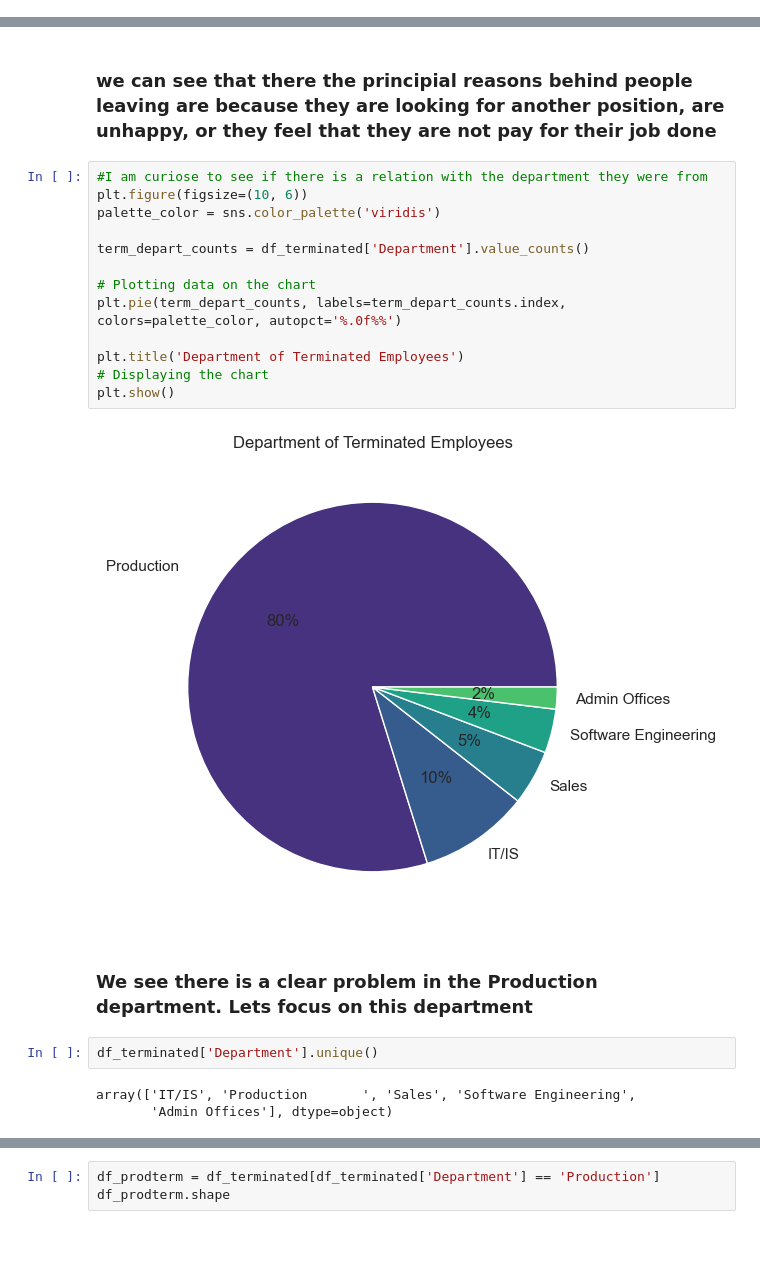
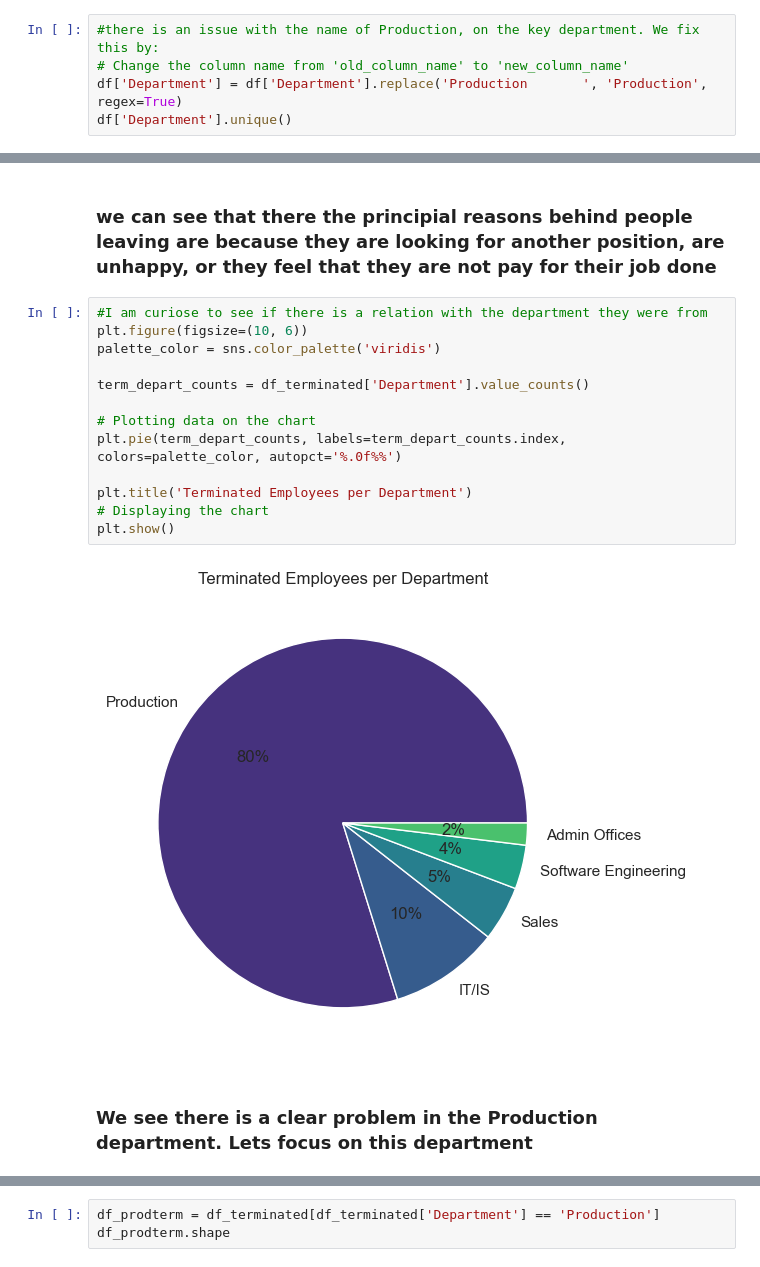
Before and after one commit to PaulBeBo/HackathonHR, a Jupyter notebook: scripts/HackathonHR_Paul.ipynb, the cells around one changed output, grey strips where cells are left out. Cells and saved outputs as stored; diff of their text form; blank space fills up the shorter version.

```diff
--- a/scripts/HackathonHR_Paul.ipynb
+++ b/scripts/HackathonHR_Paul.ipynb
@@ -142,0 +148,5 @@ df.shape
+# %%
+#there is an issue with the name of Production, on the key department. We fix this by:
+# Change the column name from 'old_column_name' to 'new_column_name'
+df['Department'] = df['Department'].replace('Production       ', 'Production', regex=True)
+df['Department'].unique()
@@ -518,22 +531,17 @@ plt.show()
 # %%
 #I am curiose to see if there is a relation with the department they were from
 plt.figure(figsize=(10, 6))
 palette_color = sns.color_palette('viridis')
 
 term_depart_counts = df_terminated['Department'].value_counts()
 
 # Plotting data on the chart
 plt.pie(term_depart_counts, labels=term_depart_counts.index, colors=palette_color, autopct='%.0f%%')
 
-plt.title('Department of Terminated Employees')
+plt.title('Terminated Employees per Department')
 # Displaying the chart
 plt.show()
 # %% [output]
-[figure, old version]
+[figure, new version]
 # %% [markdown]
 ### We see there is a clear problem in the Production department. Lets focus on this department
-# %%
-df_terminated['Department'].unique()
-# %% [output]
-array(['IT/IS', 'Production       ', 'Sales', 'Software Engineering',
-       'Admin Offices'], dtype=object)
```
Also changed, not shown: parts of 26 cells of this notebook.
